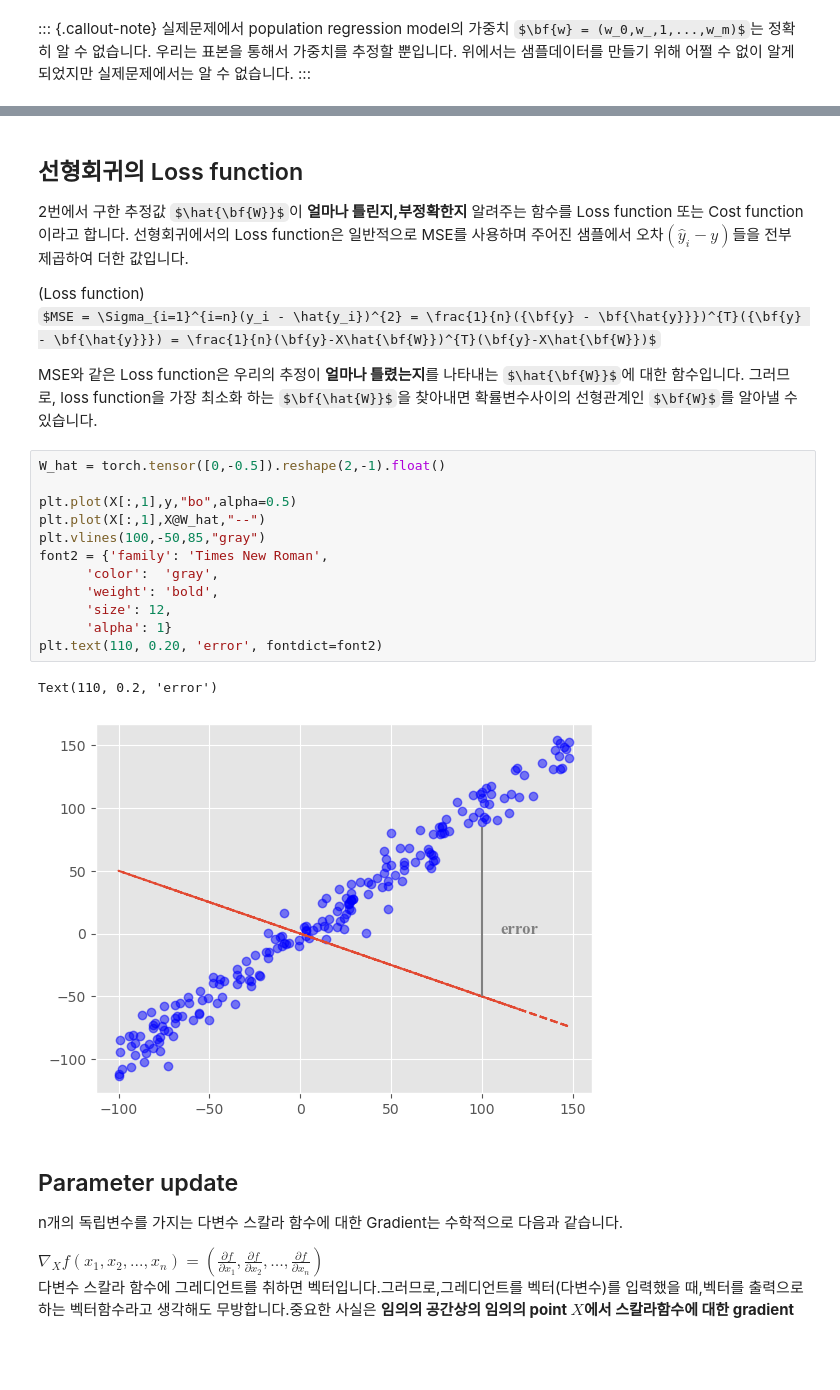
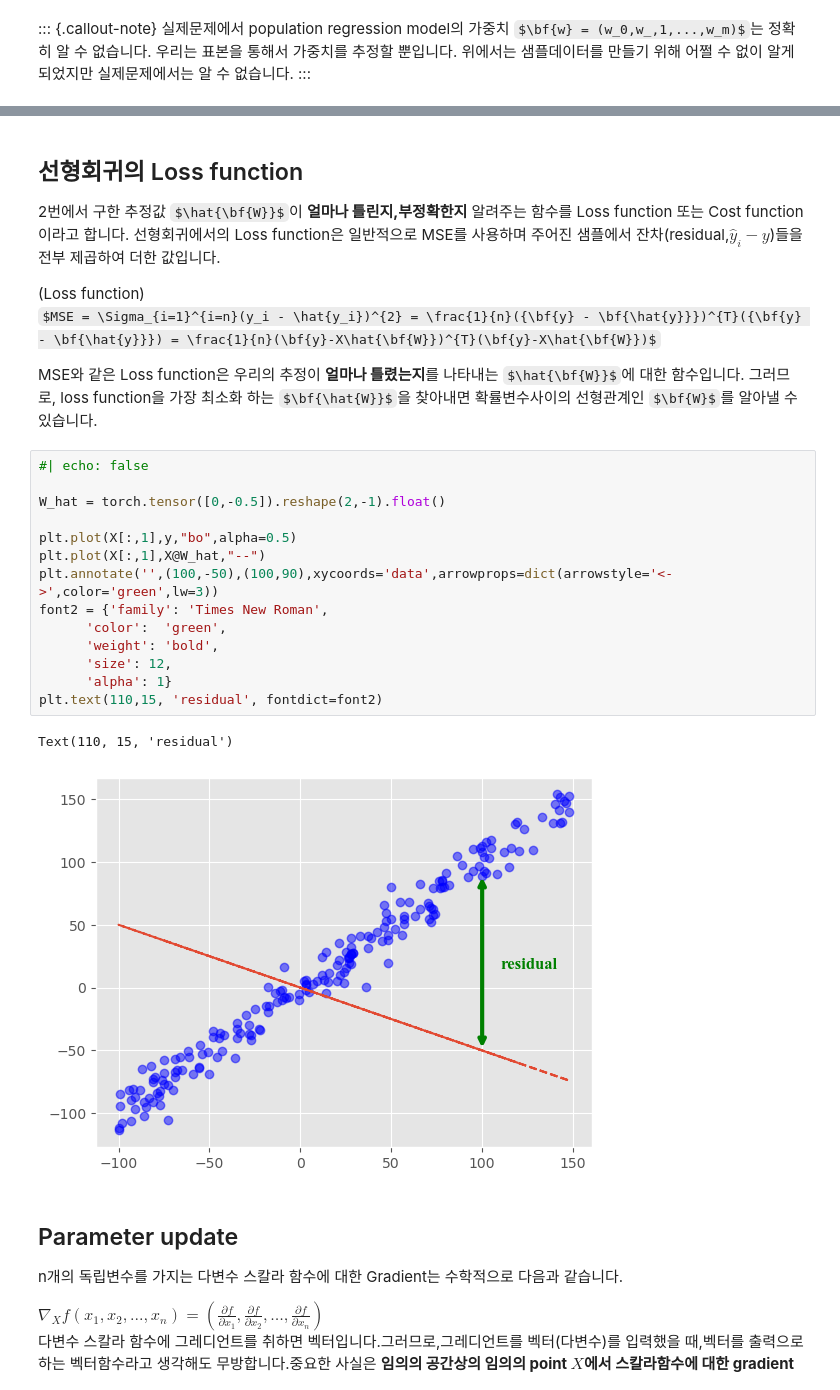
Before and after one commit to hoyeon1234/sin-hoyeon, a Jupyter notebook: posts/딥러닝/Deep learning theory/(1) Linear Regression/Linear Regression.ipynb, the cells around one changed output, grey strips where cells are left out. Cells and saved outputs as stored; diff of their text form; some formulas as TeX source; blank space fills up the shorter version.

```diff
--- a/posts/딥러닝/Deep learning theory/(1) Linear Regression/Linear Regression.ipynb
+++ b/posts/딥러닝/Deep learning theory/(1) Linear Regression/Linear Regression.ipynb
@@ -109,27 +110,29 @@ $w_1=1,w_0=0$인 population regression model로부터 200개의 표본을 추출
 4. 2번,3번을 계속해서 반복한 후 어느정도 적게 틀리면 종료한다..<br><br>
 # %% [markdown]
 ## 선형회귀의 Loss function
-2번에서 구한 추정값 $\hat{\bf{W}}$이  **얼마나 틀린지,부정확한지** 알려주는 함수를 Loss function 또는 Cost function이라고 합니다. 선형회귀에서의 Loss function은 일반적으로 MSE를 사용하며 주어진 샘플에서 오차$(\hat{y}_i-y)$들을 전부 제곱하여 더한 값입니다.<br>
+2번에서 구한 추정값 $\hat{\bf{W}}$이  **얼마나 틀린지,부정확한지** 알려주는 함수를 Loss function 또는 Cost function이라고 합니다. 선형회귀에서의 Loss function은 일반적으로 MSE를 사용하며 주어진 샘플에서 잔차(residual,$\hat{y}_i-y$)들을 전부 제곱하여 더한 값입니다.<br>
 
 (Loss function)<br>
 $MSE = \Sigma_{i=1}^{i=n}(y_i - \hat{y_i})^{2} = \frac{1}{n}({\bf{y} - \bf{\hat{y}}})^{T}({\bf{y} - \bf{\hat{y}}}) = \frac{1}{n}(\bf{y}-X\hat{\bf{W}})^{T}(\bf{y}-X\hat{\bf{W}})$<br>
 
 MSE와 같은 Loss function은 우리의 추정이 **얼마나 틀렸는지**를 나타내는 $\hat{\bf{W}}$에 대한 함수입니다. 그러므로, loss function을 가장 최소화 하는 $\bf{\hat{W}}$을 찾아내면 확률변수사이의 선형관계인 $\bf{W}$를 알아낼 수 있습니다.
 # %%
+#| echo: false
+
 W_hat = torch.tensor([0,-0.5]).reshape(2,-1).float()
 
 plt.plot(X[:,1],y,"bo",alpha=0.5)
 plt.plot(X[:,1],X@W_hat,"--")
-plt.vlines(100,-50,85,"gray")
+plt.annotate('',(100,-50),(100,90),xycoords='data',arrowprops=dict(arrowstyle='<->',color='green',lw=3))
 font2 = {'family': 'Times New Roman',
-      'color':  'gray',
+      'color':  'green',
       'weight': 'bold',
       'size': 12,
       'alpha': 1}
-plt.text(110, 0.20, 'error', fontdict=font2)
+plt.text(110,15, 'residual', fontdict=font2)
 # %% [output]
-Text(110, 0.2, 'error')
+Text(110, 15, 'residual')
-[figure, old version]
+[figure, new version]
 # %% [markdown]
 ## Parameter update
 n개의 독립변수를 가지는 다변수 스칼라 함수에 대한 Gradient는 수학적으로 다음과 같습니다.<br>
```
Also changed, not shown: parts of 10 cells of this notebook, 13 other files.
